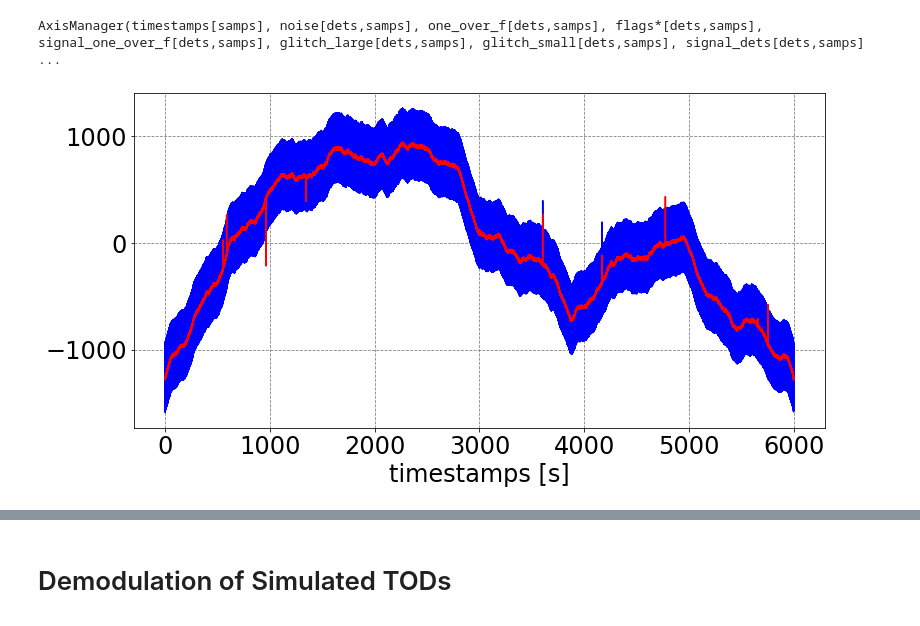
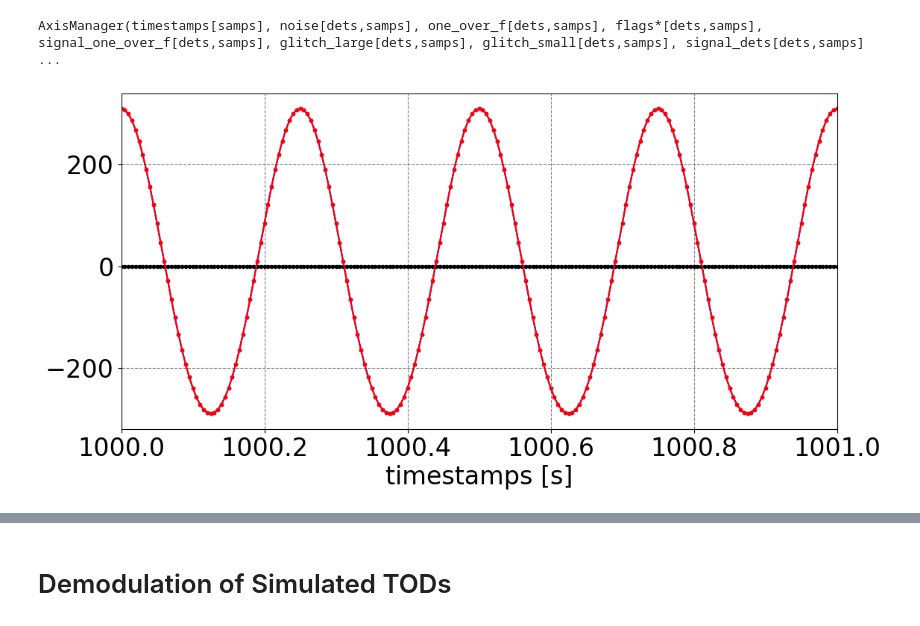
Before and after one commit to yukisakurai/so_pwg_tutorial, a Jupyter notebook: tutorial_hwp.ipynb, the cells around one changed output, grey strips where cells are left out. Cells and saved outputs as stored; diff of their text form; code cells hidden in the pictures.

```diff
--- a/tutorial_hwp.ipynb
+++ b/tutorial_hwp.ipynb
@@ -341,0 +410,6 @@ plt.show()
+# %%
+if 'signal_hwpss_prefilt' in aman_sim.keys(): aman_sim.move('signal_hwpss_prefilt','')
+aman_sim.wrap_new('signal_hwpss_prefilt', ('dets', 'samps'))
+filt = tod_ops.filters.high_pass_sine2(cutoff=1)
+prefilt = tod_ops.fourier_filter(aman_sim, filt, detrend=None, signal_name='signal_hwpss')
+aman_sim.signal_hwpss_prefilt = np.array(prefilt)
@@ -349,11 +444,13 @@ aman_sim.wrap('signal_sub_hwpss', aman_sim.signal_hwpss-aman_sim.ext_hwpss, [(0,
 # %% [output]
 AxisManager(timestamps[samps], noise[dets,samps], one_over_f[dets,samps], flags*[dets,samps], signal_one_over_f[dets,samps], glitch_large[dets,samps], glitch_small[dets,samps], signal_dets[dets,samps] ...
 # %%
-ch = 0
+ch = 5
 plt.figure(figsize=(12,6))
-plt.plot(aman_sim.timestamps, aman_sim.signal_hwpss[ch],color='b')
-plt.plot(aman_sim.timestamps, aman_sim.signal_sub_hwpss[ch],color='r')
+plt.plot(aman_sim.timestamps, aman_sim.hwpss_sim[ch] - aman_sim.hwpss_ext[ch],'.-',color='k')
+plt.plot(aman_sim.timestamps, aman_sim.hwpss_sim[ch],'.-',color='b')
+plt.plot(aman_sim.timestamps, aman_sim.hwpss_ext[ch],'.-',color='r')
 plt.xlabel('timestamps [s]')
+plt.xlim(1000,1001)
 plt.show()
 # %% [output]
-[figure, old version]
+[figure, new version]
```
Also changed, not shown: parts of 73 cells of this notebook, 2 other files.
